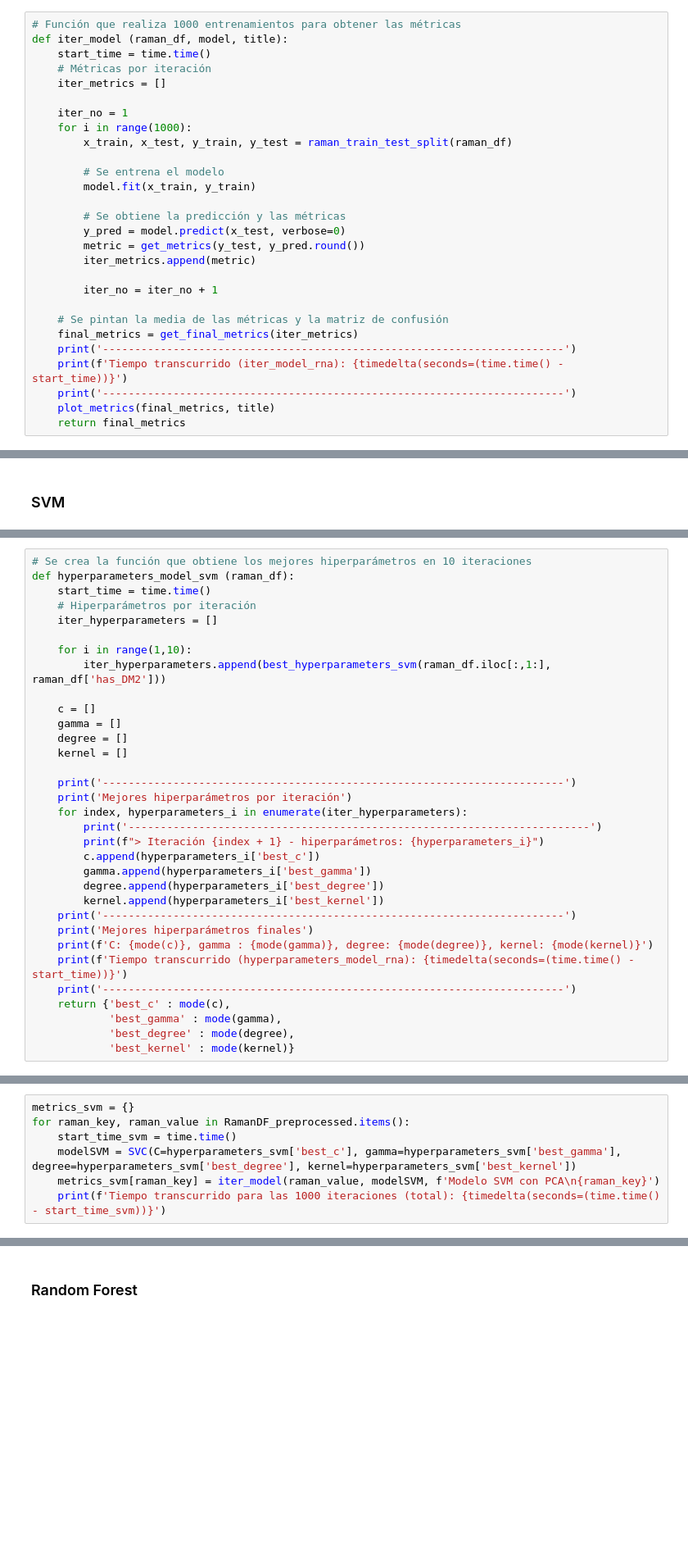
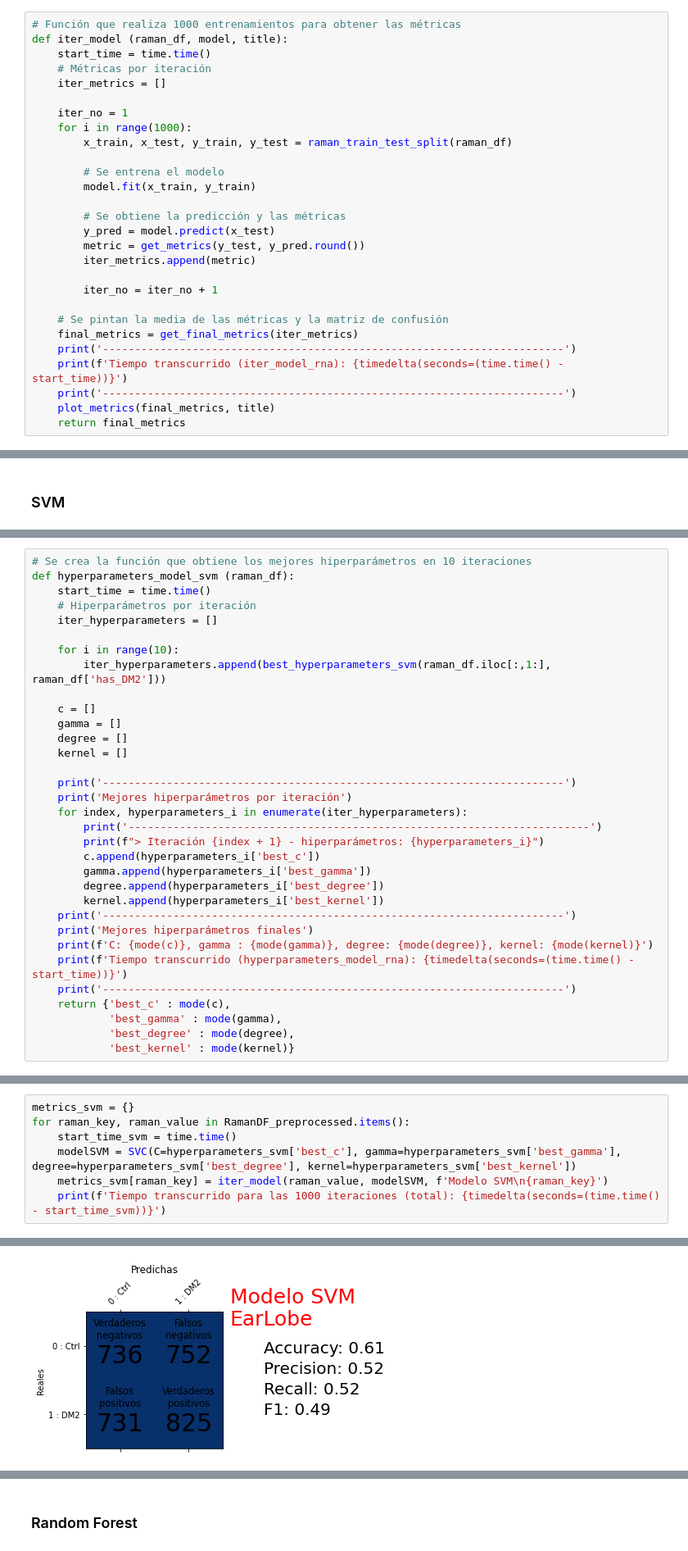
Before and after one commit to Jimenez19/RamanSpectroscopyDMT2, a Jupyter notebook: TFM.ipynb, the cells around one changed output, grey strips where cells are left out. Shown at 82% size. Saved outputs shown, nothing was run; the diff lists cells and outputs as text; blank space fills up the shorter version.

```diff
--- a/TFM.ipynb
+++ b/TFM.ipynb
@@ -292,7 +292,7 @@ def iter_model (raman_df, model, title):
         model.fit(x_train, y_train)
 
         # Se obtiene la predicción y las métricas
-        y_pred = model.predict(x_test, verbose=0)
+        y_pred = model.predict(x_test)
         metric = get_metrics(y_test, y_pred.round())
         iter_metrics.append(metric)
 
@@ -695,7 +708,7 @@ def hyperparameters_model_svm (raman_df):
     # Hiperparámetros por iteración
     iter_hyperparameters = []
 
-    for i in range(1,10):
+    for i in range(10):
         iter_hyperparameters.append(best_hyperparameters_svm(raman_df.iloc[:,1:], raman_df['has_DM2']))
 
     c = []
@@ -730,5 +761,6 @@ metrics_svm = {}
 for raman_key, raman_value in RamanDF_preprocessed.items():
     start_time_svm = time.time()
     modelSVM = SVC(C=hyperparameters_svm['best_c'], gamma=hyperparameters_svm['best_gamma'], degree=hyperparameters_svm['best_degree'], kernel=hyperparameters_svm['best_kernel'])
-    metrics_svm[raman_key] = iter_model(raman_value, modelSVM, f'Modelo SVM con PCA\n{raman_key}')
+    metrics_svm[raman_key] = iter_model(raman_value, modelSVM, f'Modelo SVM\n{raman_key}')
     print(f'Tiempo transcurrido para las 1000 iteraciones (total): {timedelta(seconds=(time.time() - start_time_svm))}')
+# %% [output]
@@ -734,0 +770 @@ for raman_key, raman_value in RamanDF_preprocessed.items():
+[figure, added]
```
Also changed, not shown: parts of 24 cells of this notebook.
